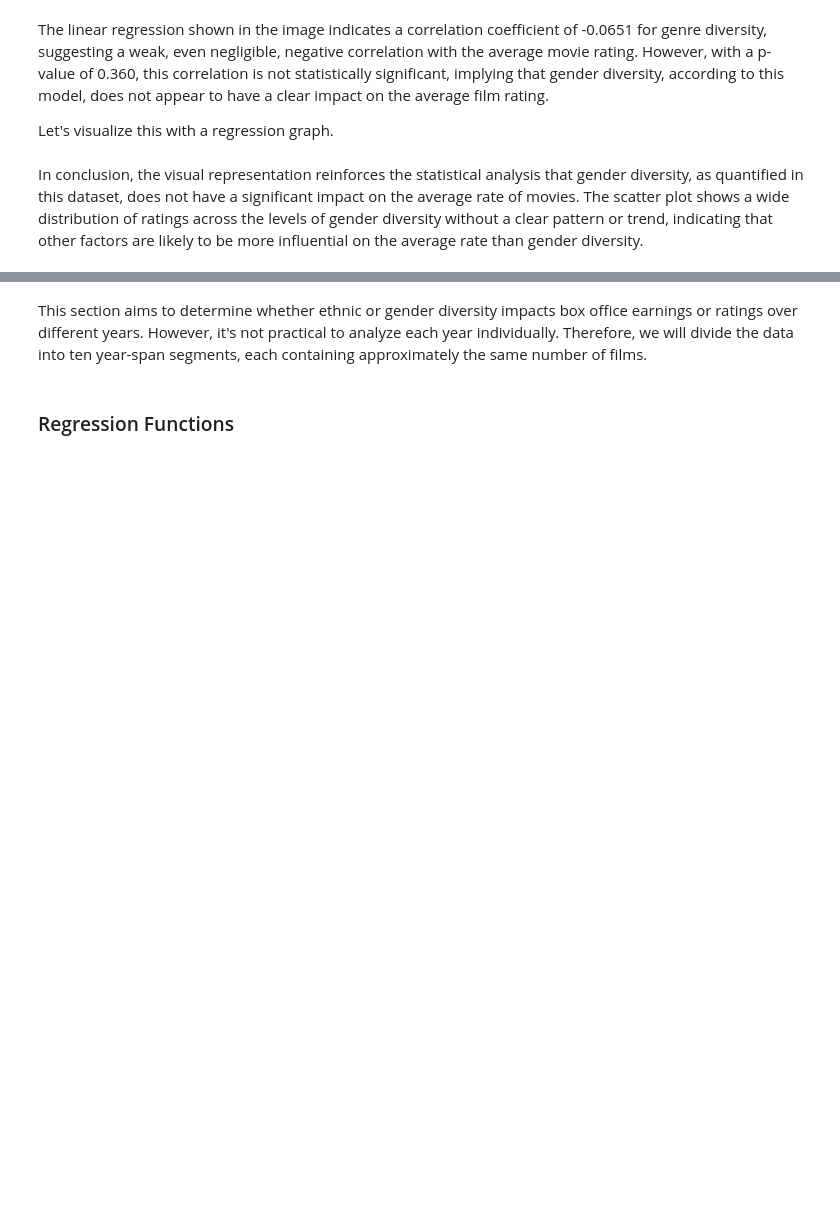
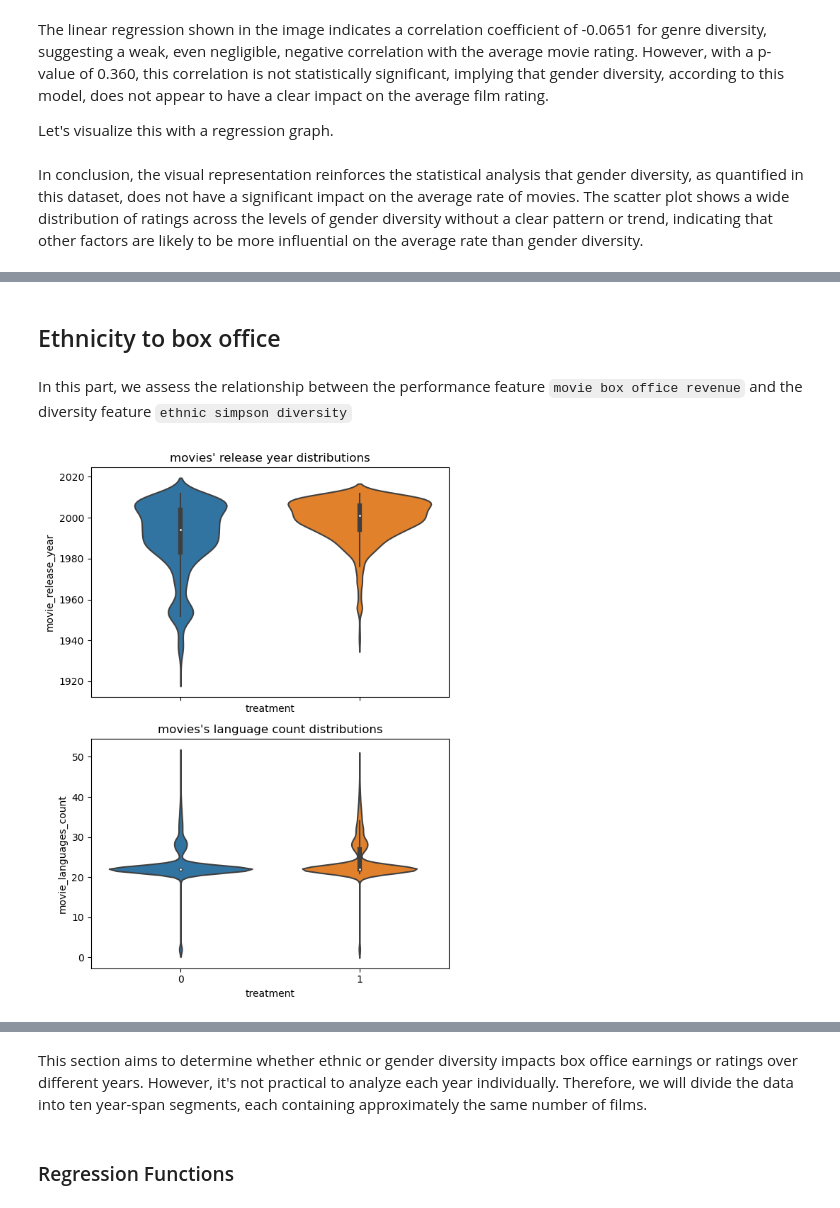
Before and after one commit to epfl-ada/ada-2023-project-analytixxperts2023, a Jupyter notebook: milestoneP3_updated.ipynb, the cells around one changed output, grey strips where cells are left out. Cells and saved outputs as stored; diff of their text form; code cells hidden in the pictures; blank space fills up the shorter version.

```diff
--- a/milestoneP3_updated.ipynb
+++ b/milestoneP3_updated.ipynb
@@ -851,0 +918,15 @@ In conclusion, the visual representation reinforces the statistical analysis tha
+# %% [markdown]
+## Ethnicity to box office
+# %% [markdown]
+In this part, we assess the relationship between the performance feature `movie box office revenue` and the diversity feature `ethnic simpson diversity`
+# %%
+# Define performance and diversity features
+perf_var = 'movie_box_office_revenue'
+div_var = 'ethnicity_diversity'
+
+# Filter and show the distribution of confounder features
+data_unbalanced = filtering(ethnicity_df_filtered,performance_param=perf_var)
+data_unbalanced = define_treat_control(data_unbalanced, match_on=div_var)
+plot_feature_distrib(df=data_unbalanced)
+# %% [output]
+[figure, added]
```
Also changed, not shown: parts of 34 cells of this notebook, 5 other files.
